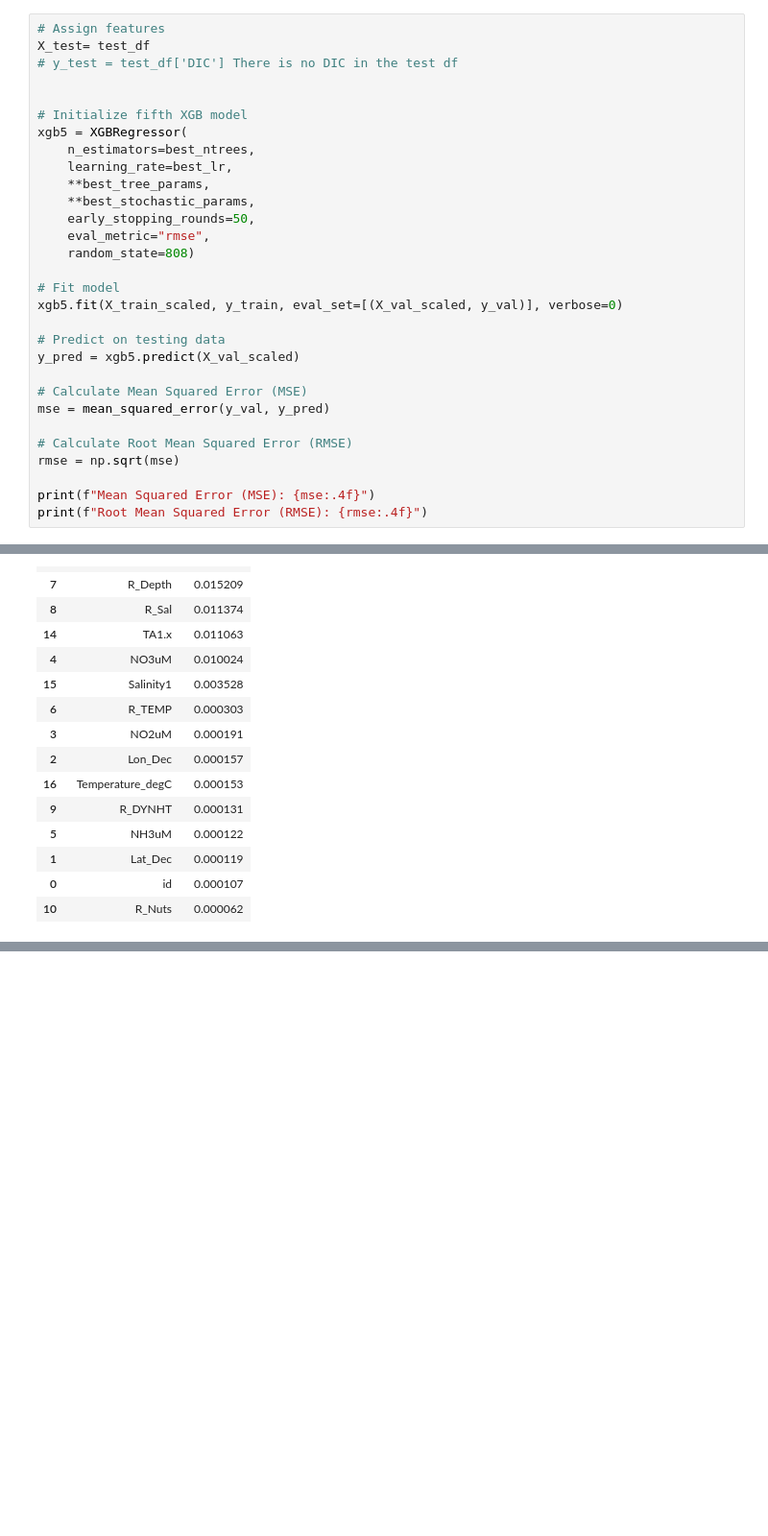
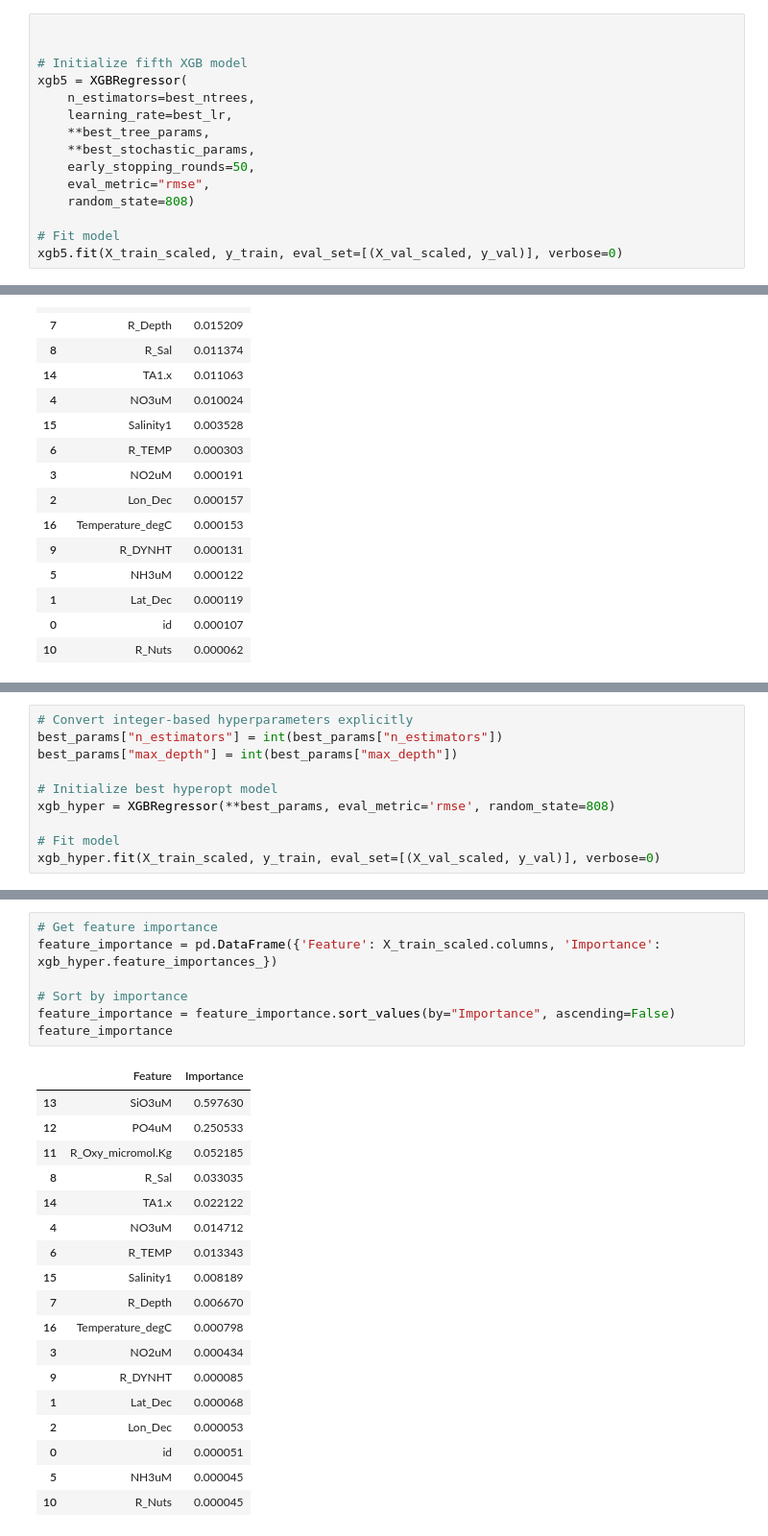
Before and after one commit to haylee360/eds232-kaggle-comp, a Jupyter notebook: xgb.ipynb, the cells around one changed output, grey strips where cells are left out. Shown at 96% size. Saved outputs shown, nothing was run; the diff lists cells and outputs as text; blank space fills up the shorter version.

Commit message:
Try hyperopt

```diff
--- a/xgb.ipynb
+++ b/xgb.ipynb
@@ -160,9 +162,6 @@ Index(['id', 'Lat_Dec', 'Lon_Dec', 'NO2uM', 'NO3uM', 'NH3uM', 'R_TEMP',
        'SiO3uM', 'TA1', 'Salinity1', 'Temperature_degC'],
       dtype='object')
 # %%
-# Assign features
-X_test= test_df
-# y_test = test_df['DIC'] There is no DIC in the test df
 
 
 # Initialize fifth XGB model
@@ -177,18 +176,6 @@ xgb5 = XGBRegressor(
 
 # Fit model
 xgb5.fit(X_train_scaled, y_train, eval_set=[(X_val_scaled, y_val)], verbose=0)
-
-# Predict on testing data
-y_pred = xgb5.predict(X_val_scaled)
-
-# Calculate Mean Squared Error (MSE)
-mse = mean_squared_error(y_val, y_pred)
-
-# Calculate Root Mean Squared Error (RMSE)
-rmse = np.sqrt(mse)
-
-print(f"Mean Squared Error (MSE): {mse:.4f}")
-print(f"Root Mean Squared Error (RMSE): {rmse:.4f}")
 # %% [output]
 Mean Squared Error (MSE): 47.4414
 Root Mean Squared Error (RMSE): 6.8878
@@ -221,0 +292,10 @@ feature_importance
+# %%
+# Convert integer-based hyperparameters explicitly
+best_params["n_estimators"] = int(best_params["n_estimators"])
+best_params["max_depth"] = int(best_params["max_depth"])
+
+# Initialize best hyperopt model
+xgb_hyper = XGBRegressor(**best_params, eval_metric='rmse', random_state=808)
+
+# Fit model
+xgb_hyper.fit(X_train_scaled, y_train, eval_set=[(X_val_scaled, y_val)], verbose=0)
@@ -221,0 +329,26 @@ feature_importance
+# %%
+# Get feature importance
+feature_importance = pd.DataFrame({'Feature': X_train_scaled.columns, 'Importance': xgb_hyper.feature_importances_})
+
+# Sort by importance
+feature_importance = feature_importance.sort_values(by="Importance", ascending=False)
+feature_importance
+# %% [output]
+|  | Feature | Importance |
+| 13 | SiO3uM | 0.597630 |
+| 12 | PO4uM | 0.250533 |
+| 11 | R_Oxy_micromol.Kg | 0.052185 |
+| 8 | R_Sal | 0.033035 |
+| 14 | TA1.x | 0.022122 |
+| 4 | NO3uM | 0.014712 |
+| 6 | R_TEMP | 0.013343 |
+| 15 | Salinity1 | 0.008189 |
+| 7 | R_Depth | 0.006670 |
+| 16 | Temperature_degC | 0.000798 |
+| 3 | NO2uM | 0.000434 |
+| 9 | R_DYNHT | 0.000085 |
+| 1 | Lat_Dec | 0.000068 |
+| 2 | Lon_Dec | 0.000053 |
+| 0 | id | 0.000051 |
+| 5 | NH3uM | 0.000045 |
+| 10 | R_Nuts | 0.000045 |
```
Also changed, not shown: parts of 8 cells of this notebook.
